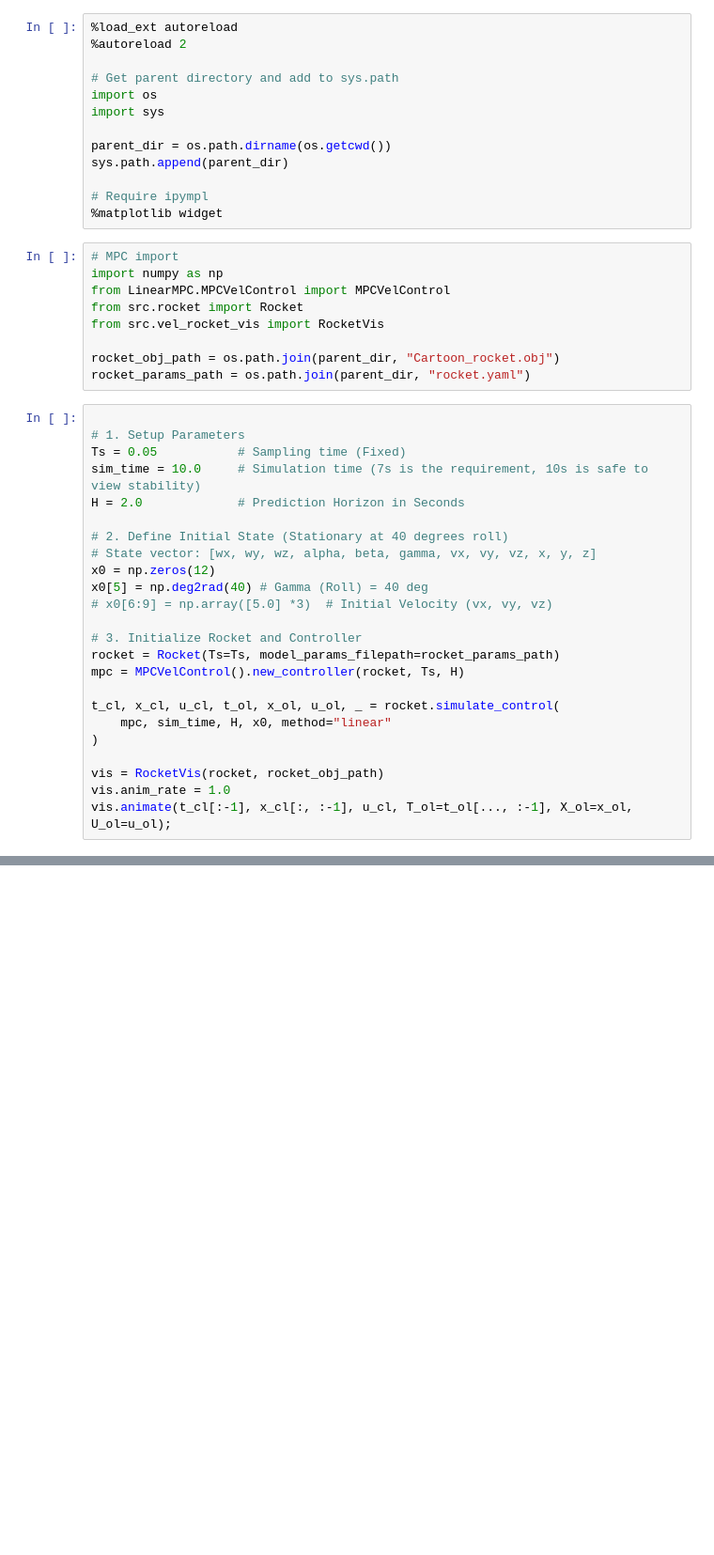
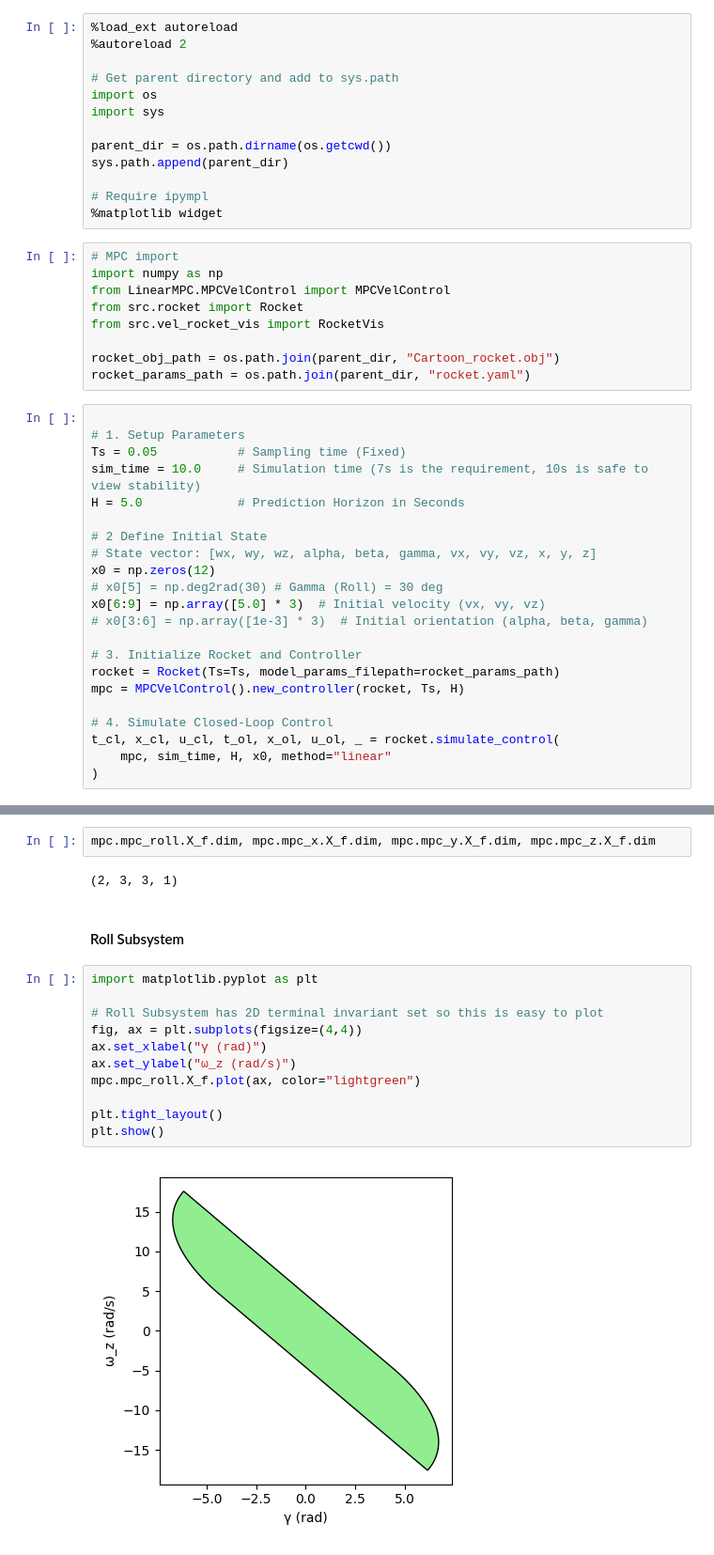
Before and after one commit to tancredelg/MPC-Course-EPFL, a Jupyter notebook: project/Deliverable_3_1/Deliverable_3_1.ipynb, the cells around one changed output, grey strips where cells are left out. Shown at 94% size. Drawn from its saved outputs; the diff is of its cells as text; blank space fills up the shorter version.

```diff
--- a/project/Deliverable_3_1/Deliverable_3_1.ipynb
+++ b/project/Deliverable_3_1/Deliverable_3_1.ipynb
@@ -25,25 +25,23 @@ rocket_params_path = os.path.join(parent_dir, "rocket.yaml")
 # 1. Setup Parameters
 Ts = 0.05           # Sampling time (Fixed)
 sim_time = 10.0     # Simulation time (7s is the requirement, 10s is safe to view stability)
-H = 2.0             # Prediction Horizon in Seconds
+H = 5.0             # Prediction Horizon in Seconds
 
-# 2. Define Initial State (Stationary at 40 degrees roll)
+# 2 Define Initial State
 # State vector: [wx, wy, wz, alpha, beta, gamma, vx, vy, vz, x, y, z]
 x0 = np.zeros(12)
-x0[5] = np.deg2rad(40) # Gamma (Roll) = 40 deg
-# x0[6:9] = np.array([5.0] *3)  # Initial Velocity (vx, vy, vz)
+# x0[5] = np.deg2rad(30) # Gamma (Roll) = 30 deg
+x0[6:9] = np.array([5.0] * 3)  # Initial velocity (vx, vy, vz)
+# x0[3:6] = np.array([1e-3] * 3)  # Initial orientation (alpha, beta, gamma)
 
 # 3. Initialize Rocket and Controller
 rocket = Rocket(Ts=Ts, model_params_filepath=rocket_params_path)
 mpc = MPCVelControl().new_controller(rocket, Ts, H)
 
+# 4. Simulate Closed-Loop Control
 t_cl, x_cl, u_cl, t_ol, x_ol, u_ol, _ = rocket.simulate_control(
     mpc, sim_time, H, x0, method="linear"
 )
-
-vis = RocketVis(rocket, rocket_obj_path)
-vis.anim_rate = 1.0
-vis.animate(t_cl[:-1], x_cl[:, :-1], u_cl, T_ol=t_ol[..., :-1], X_ol=x_ol, U_ol=u_ol);
 # %% [output]
 ******************************************************************************
 This program contains Ipopt, a library for large-scale nonlinear optimization.
@@ -66,0 +90,19 @@ AppLayout(children=(HBox(children=(Play(value=0, description='Press play', max=1
+# %%
+mpc.mpc_roll.X_f.dim, mpc.mpc_x.X_f.dim, mpc.mpc_y.X_f.dim, mpc.mpc_z.X_f.dim
+# %% [output]
+(2, 3, 3, 1)
+# %% [markdown]
+#### Roll Subsystem
+# %%
+import matplotlib.pyplot as plt
+
+# Roll Subsystem has 2D terminal invariant set so this is easy to plot
+fig, ax = plt.subplots(figsize=(4,4))
+ax.set_xlabel("γ (rad)")
+ax.set_ylabel("ω_z (rad/s)")
+mpc.mpc_roll.X_f.plot(ax, color="lightgreen")
+
+plt.tight_layout()
+plt.show()
+# %% [output]
+[figure, added]
```
Also changed, not shown: parts of 9 cells of this notebook, 8 other files.
